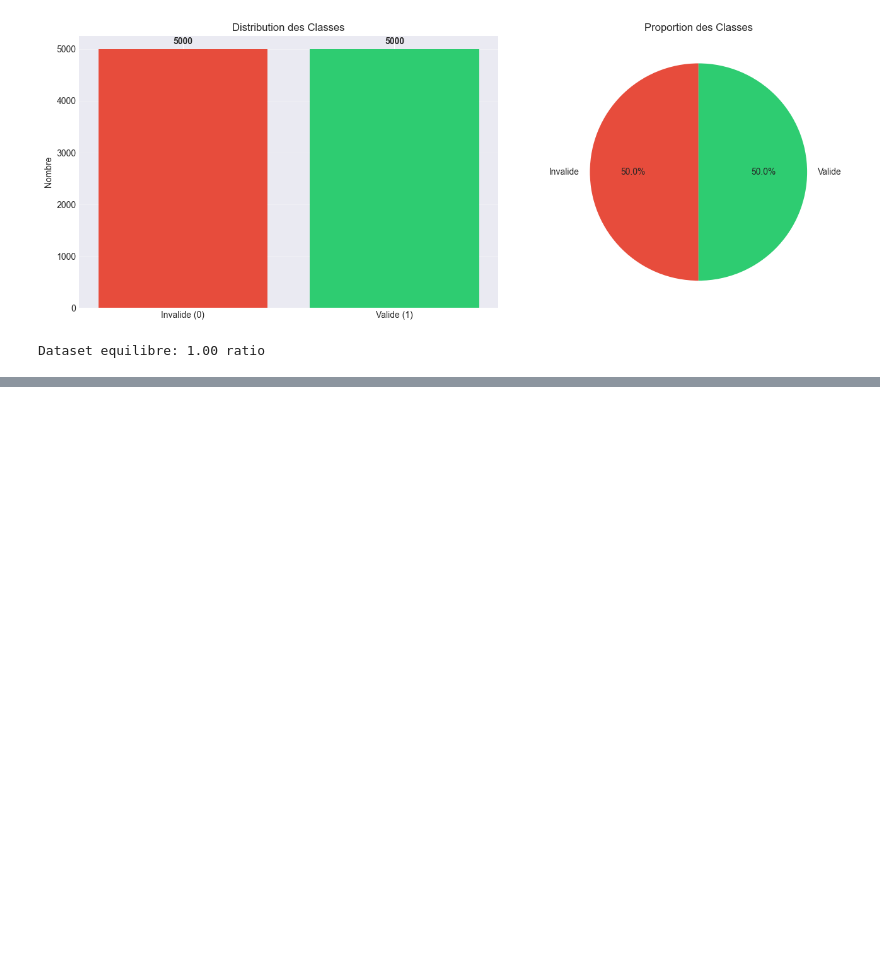
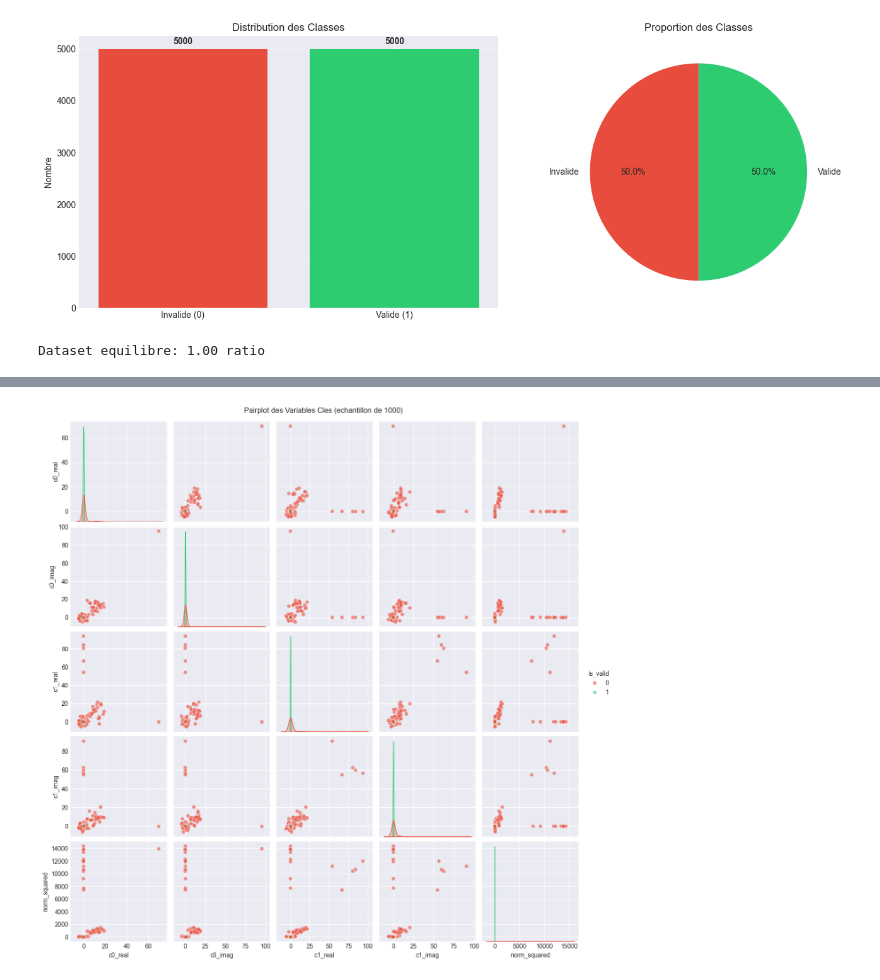
Before and after one commit to Mkl1984/quantum_state_validator, a Jupyter notebook: notebooks/05_eda_advanced.ipynb, the cells around one changed output, grey strips where cells are left out. Saved outputs shown, nothing was run; the diff lists cells and outputs as text; code cells hidden in the pictures; blank space fills up the shorter version.

```diff
--- a/notebooks/05_eda_advanced.ipynb
+++ b/notebooks/05_eda_advanced.ipynb
@@ -204,0 +345,13 @@ print(df_invalid['norm_squared'].describe())
+# %%
+# Pairplots - Relation entre les variables
+
+sample_df = df.sample(n=1000, random_state=42)
+key_vars = ['c0_real', 'c0_imag', 'c1_real', 'c1_imag', 'norm_squared', 'is_valid']
+
+sns.pairplot(sample_df[key_vars], hue='is_valid',
+             palette={0: '#e74c3c', 1: '#2ecc71'},
+             diag_kind='kde', plot_kws={'alpha': 0.6})
+plt.suptitle('Pairplot des Variables Cles (echantillon de 1000)', y=1.01)
+plt.show()
+# %% [output]
+[figure, added]
```
Also changed, not shown: parts of 7 cells of this notebook.
